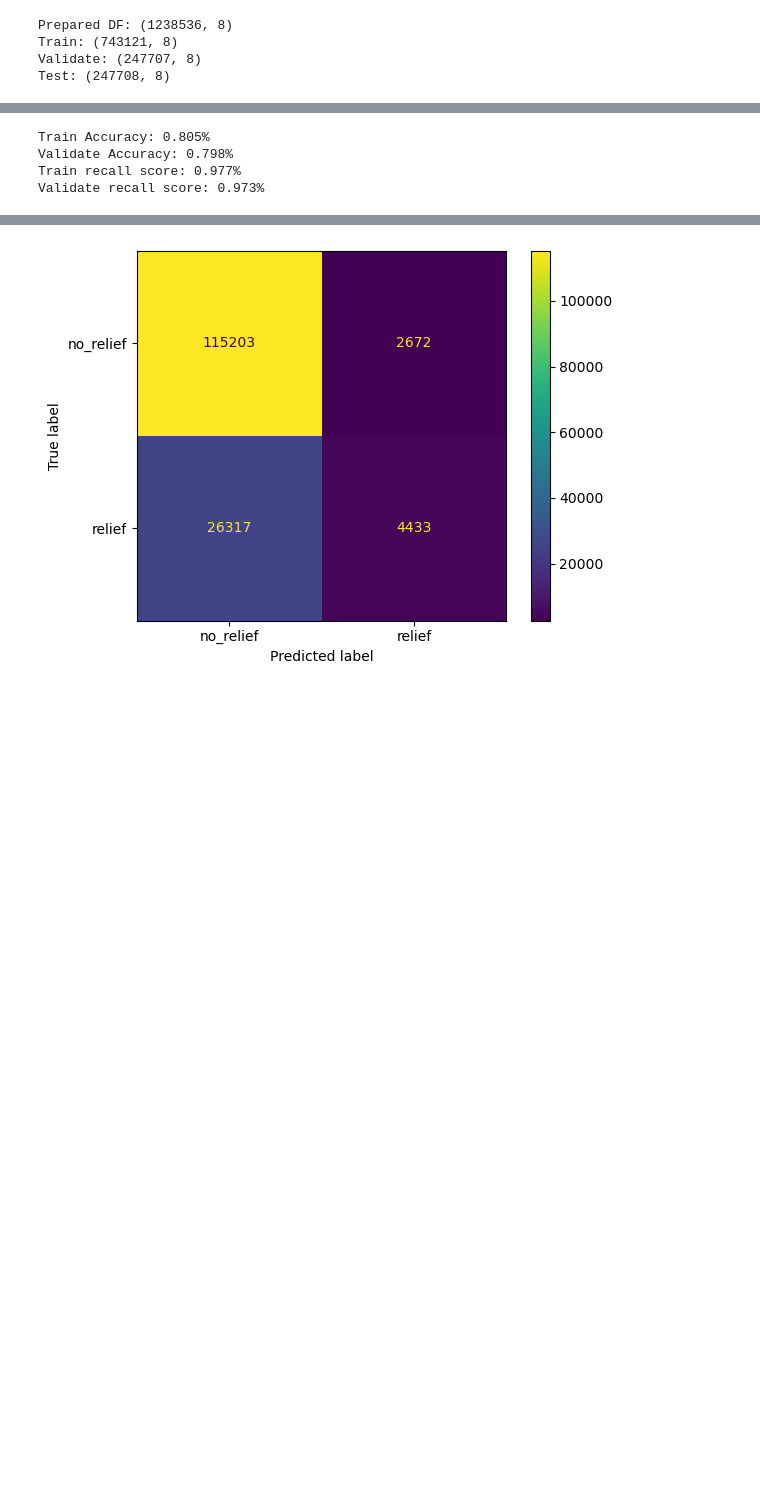
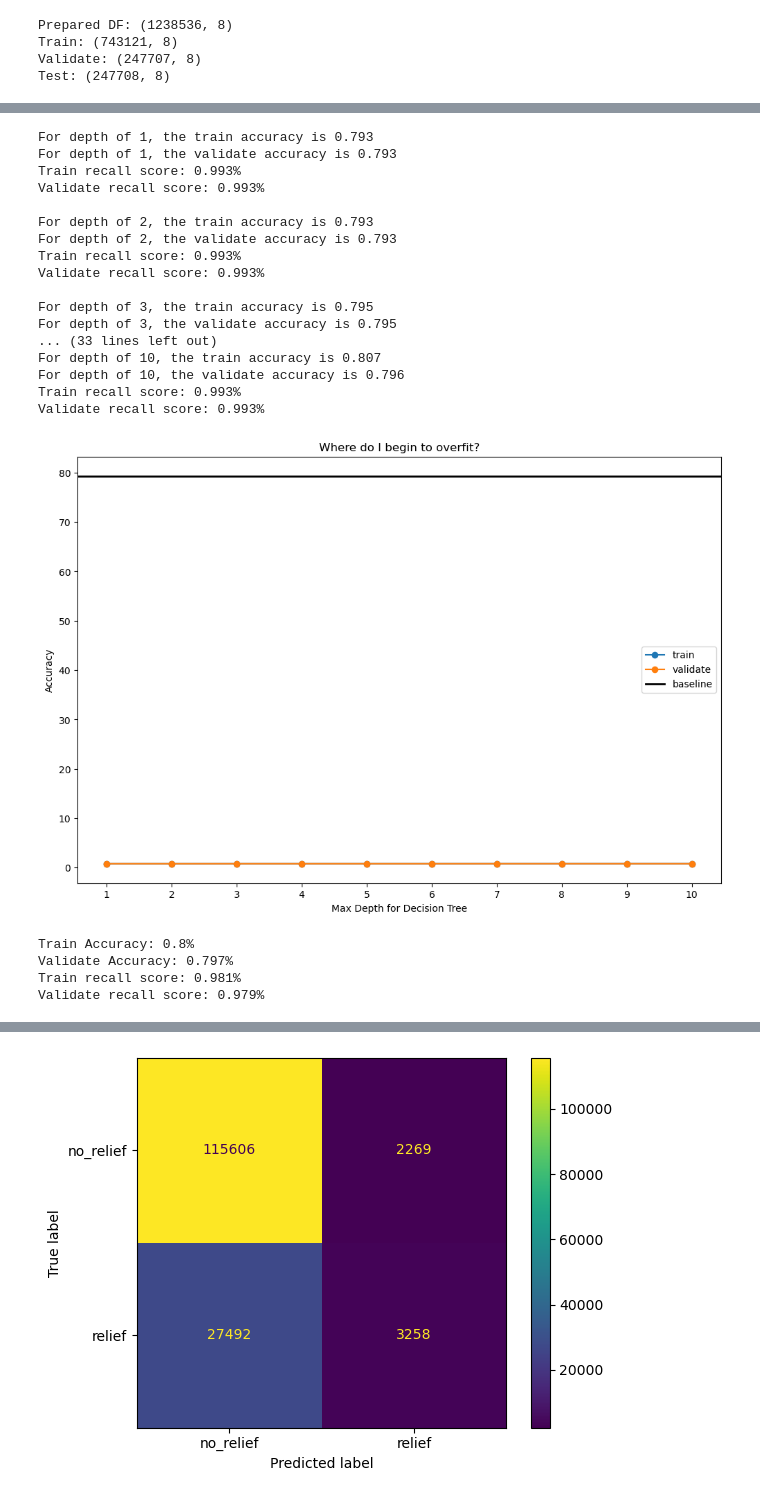
Before and after one commit to DATA-TRAC/consumer-complaint-response, a Jupyter notebook: ali-notebook-second-iteration.ipynb, the cells around one changed output, grey strips where cells are left out. Drawn from its saved outputs; the diff is of its cells as text; code cells hidden in the pictures; blank space fills up the shorter version.

```diff
--- a/ali-notebook-second-iteration.ipynb
+++ b/ali-notebook-second-iteration.ipynb
@@ -42,3 +42,6 @@ df.response.value_counts(normalize=True)
 no_relief    0.793105
 relief       0.206895
 Name: response, dtype: float64
+# %%
+baseline_accuracy = round(('no_relief' == df.response).mean(),4) * 100
+print(f'Baseline Accuracy is {baseline_accuracy}%')
@@ -236,3 +315,24 @@ X_train_tfe
+# %%
+classifier_tree_eval(X_train_tfe, y_train, X_val_tfe, y_val, baseline_accuracy)
+# %% [output]
+For depth of 1, the train accuracy is 0.793
+For depth of 1, the validate accuracy is 0.793
+Train recall score: 0.993%
+Validate recall score: 0.993%
+
+For depth of 2, the train accuracy is 0.793
+For depth of 2, the validate accuracy is 0.793
+Train recall score: 0.993%
+Validate recall score: 0.993%
+
+For depth of 3, the train accuracy is 0.795
+For depth of 3, the validate accuracy is 0.795
+... (33 lines left out)
+For depth of 10, the train accuracy is 0.807
+For depth of 10, the validate accuracy is 0.796
+Train recall score: 0.993%
+Validate recall score: 0.993%
+[figure, added]
 # %%
 # train a logistic regression model on the training set
 from sklearn.linear_model import LogisticRegression
@@ -252,8 +352,10 @@ lr.fit(X_train_tfe, y_train)
 # use
 lr_train = lr.score(X_train_tfe, y_train)
 lr_val = lr.score(X_val_tfe, y_val)
+print(f'Baseline Accuracy is {baseline_accuracy}%')
 print(f"Train Accuracy: {lr_train:.3}%")
 print(f"Validate Accuracy: {lr_val:.3}%")
+print()
 
 # predictions
 y_pred_train = lr.predict(X_train_tfe)
@@ -265,10 +367,10 @@ r_score_val = recall_score(y_val, y_pred_val, pos_label='no_relief')
 print(f"Train recall score: {r_score_train:.3}%")
 print(f"Validate recall score: {r_score_val:.3}%")
 # %% [output]
-Train Accuracy: 0.805%
-Validate Accuracy: 0.798%
-Train recall score: 0.977%
-Validate recall score: 0.973%
+Train Accuracy: 0.8%
+Validate Accuracy: 0.797%
+Train recall score: 0.981%
+Validate recall score: 0.979%
 # %%
 # classification report for train
 round(pd.DataFrame(classification_report(y_train, y_pred_train, output_dict=True)),3)
```
Also changed, not shown: parts of 11 cells of this notebook.
